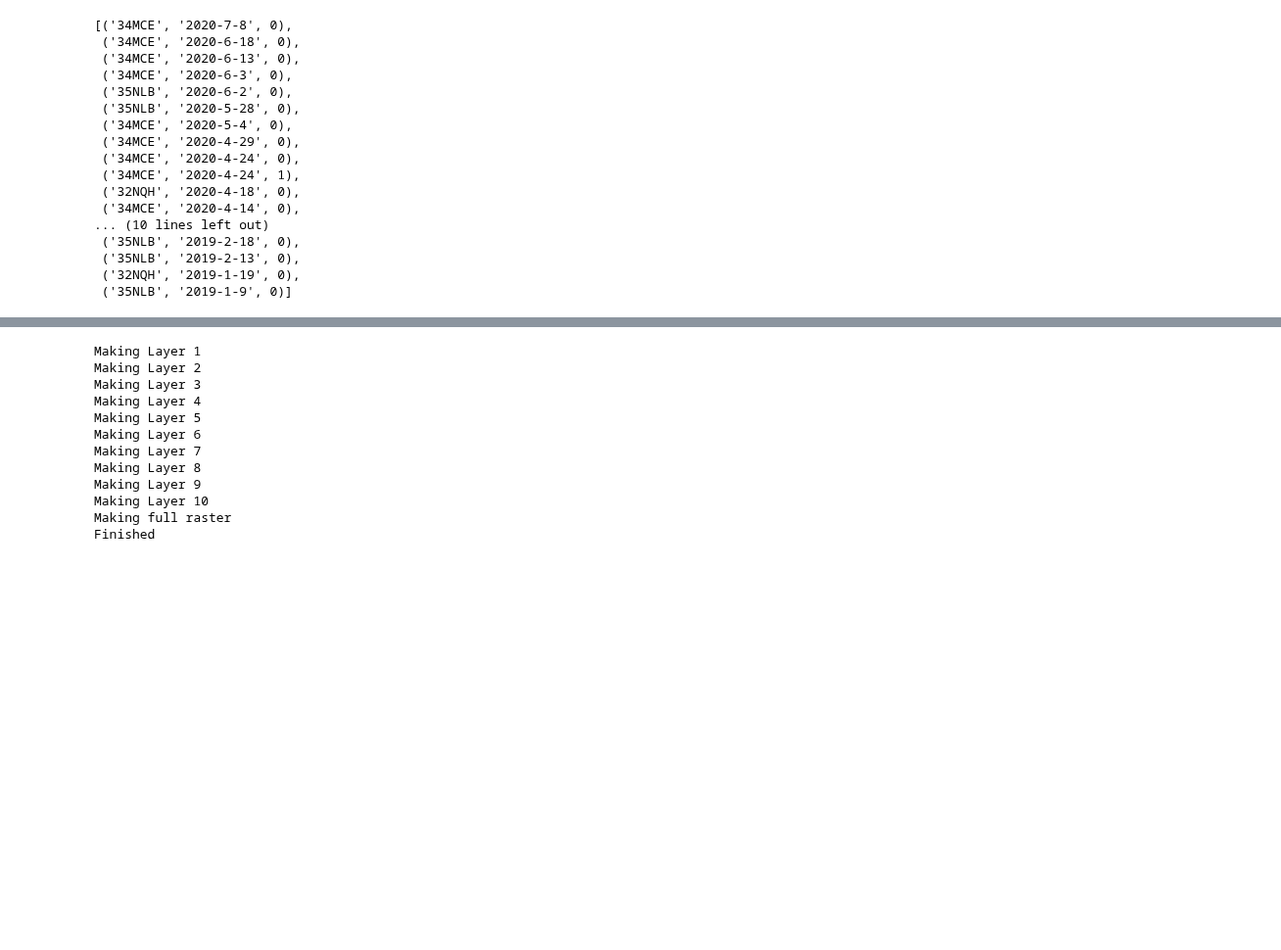
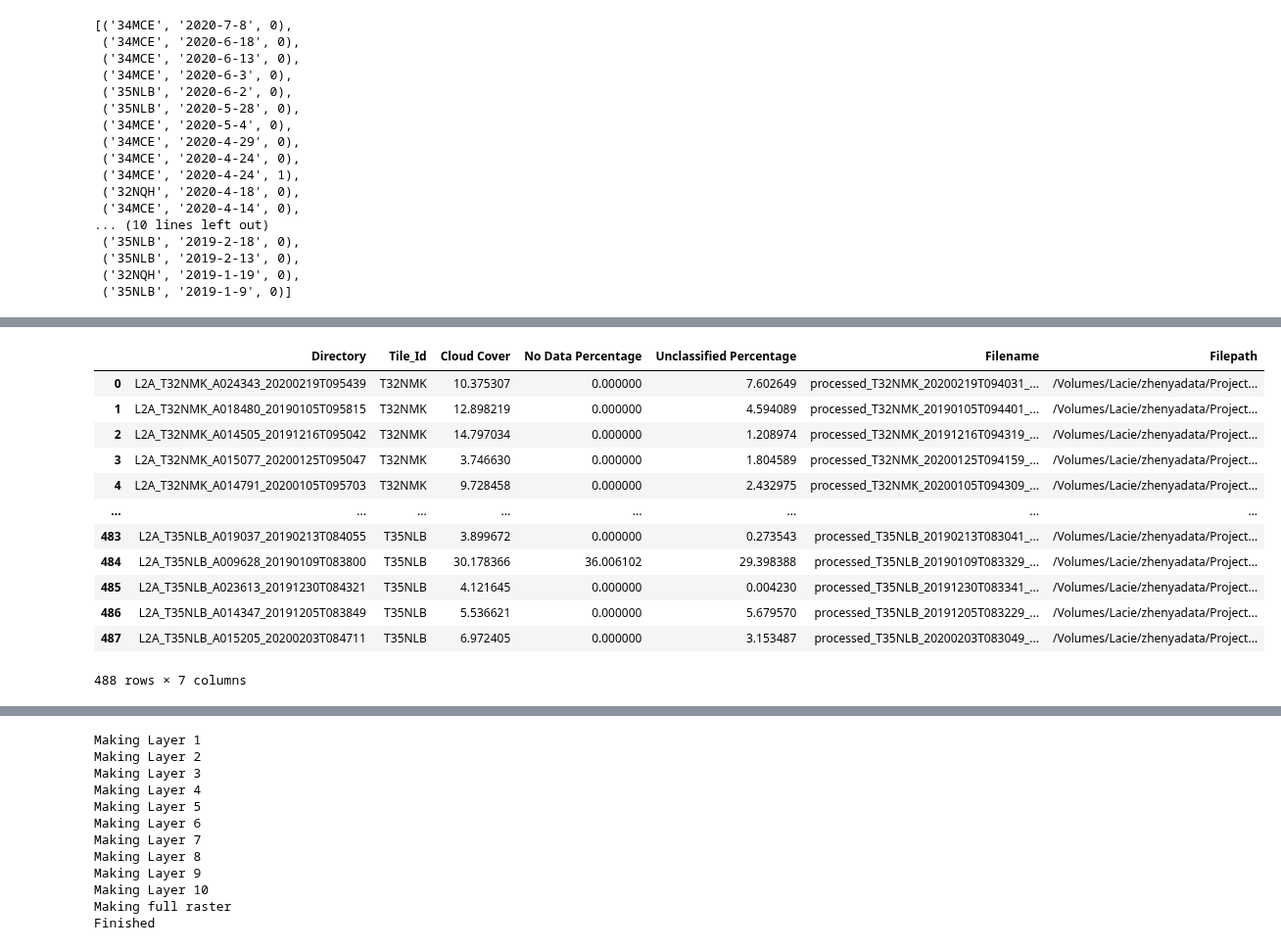
Before and after one commit to panopticonopolis/canopy-gis, a Jupyter notebook: pc_staging/Data_Collection_Pipeline_Training Chips.ipynb, the cells around one changed output, grey strips where cells are left out. Shown at 98% size. Drawn from its saved outputs; the diff is of its cells as text; code cells hidden in the pictures; blank space fills up the shorter version.

```diff
--- a/pc_staging/Data_Collection_Pipeline_Training Chips.ipynb
+++ b/pc_staging/Data_Collection_Pipeline_Training Chips.ipynb
@@ -388,9 +367,25 @@ def generate_product_detail_df(input_dir):
     df2 = df.sort_values(by=["Tile_Id","Cloud Cover","Unclassified Percentage"],ignore_index=True)
     return df2
 # %%
-input_dir = "/Volumes/Lacie/zhenyadata/Project_Canopy_Data/PC_Data/Sentinel_Data/Labelled/Tiles_v3/SAFE_true_raw_v2"
+input_dir = "/Volumes/Lacie/zhenyadata/Project_Canopy_Data/PC_Data/Sentinel_Data/Labelled/Tiles_v3/SAFE_true_raw"
 
 df = generate_product_detail_df(input_dir)
+# %%
+df
+# %% [output]
+|  | Directory | Tile_Id | Cloud Cover | No Data Percentage | Unclassified Percentage | Filename | Filepath |
+| 0 | L2A_T32NMK_A024343_20200219T095439 | T32NMK | 10.375307 | 0.000000 | 7.602649 | processed_T32NMK_20200219T094031_... | /Volumes/Lacie/zhenyadata/Project... |
+| 1 | L2A_T32NMK_A018480_20190105T095815 | T32NMK | 12.898219 | 0.000000 | 4.594089 | processed_T32NMK_20190105T094401_... | /Volumes/Lacie/zhenyadata/Project... |
+| 2 | L2A_T32NMK_A014505_20191216T095042 | T32NMK | 14.797034 | 0.000000 | 1.208974 | processed_T32NMK_20191216T094319_... | /Volumes/Lacie/zhenyadata/Project... |
+| 3 | L2A_T32NMK_A015077_20200125T095047 | T32NMK | 3.746630 | 0.000000 | 1.804589 | processed_T32NMK_20200125T094159_... | /Volumes/Lacie/zhenyadata/Project... |
+| 4 | L2A_T32NMK_A014791_20200105T095703 | T32NMK | 9.728458 | 0.000000 | 2.432975 | processed_T32NMK_20200105T094309_... | /Volumes/Lacie/zhenyadata/Project... |
+| ... | ... | ... | ... | ... | ... | ... | ... |
+| 483 | L2A_T35NLB_A019037_20190213T084055 | T35NLB | 3.899672 | 0.000000 | 0.273543 | processed_T35NLB_20190213T083041_... | /Volumes/Lacie/zhenyadata/Project... |
+| 484 | L2A_T35NLB_A009628_20190109T083800 | T35NLB | 30.178366 | 36.006102 | 29.398388 | processed_T35NLB_20190109T083329_... | /Volumes/Lacie/zhenyadata/Project... |
+| 485 | L2A_T35NLB_A023613_20191230T084321 | T35NLB | 4.121645 | 0.000000 | 0.004230 | processed_T35NLB_20191230T083341_... | /Volumes/Lacie/zhenyadata/Project... |
+| 486 | L2A_T35NLB_A014347_20191205T083849 | T35NLB | 5.536621 | 0.000000 | 5.679570 | processed_T35NLB_20191205T083229_... | /Volumes/Lacie/zhenyadata/Project... |
+| 487 | L2A_T35NLB_A015205_20200203T084711 | T35NLB | 6.972405 | 0.000000 | 3.153487 | processed_T35NLB_20200203T083049_... | /Volumes/Lacie/zhenyadata/Project... |
+488 rows × 7 columns
 # %%
 def order_masked_tiles(df,output_dir):
 
```
Also changed, not shown: parts of 21 cells of this notebook, 2 other files.
